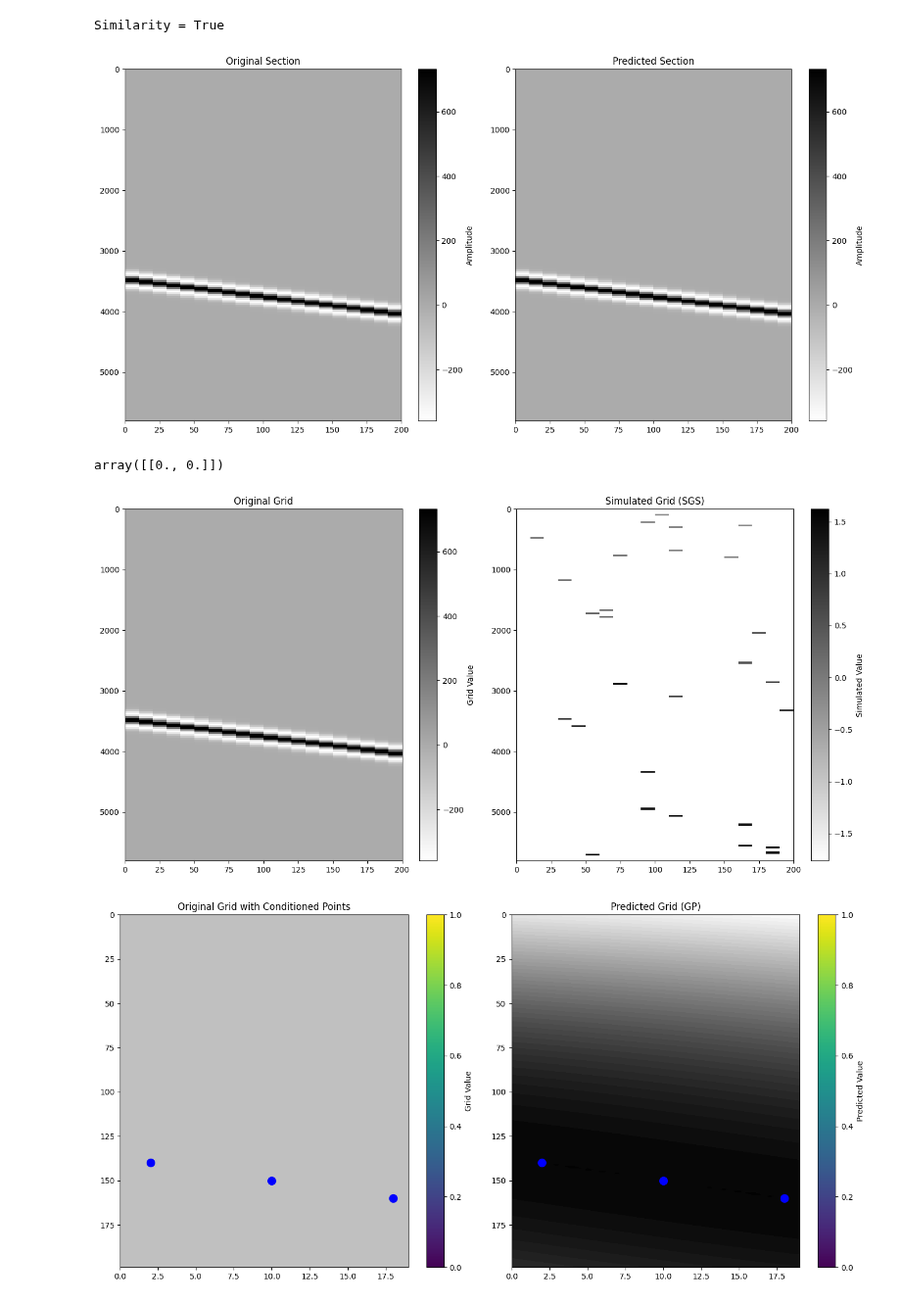
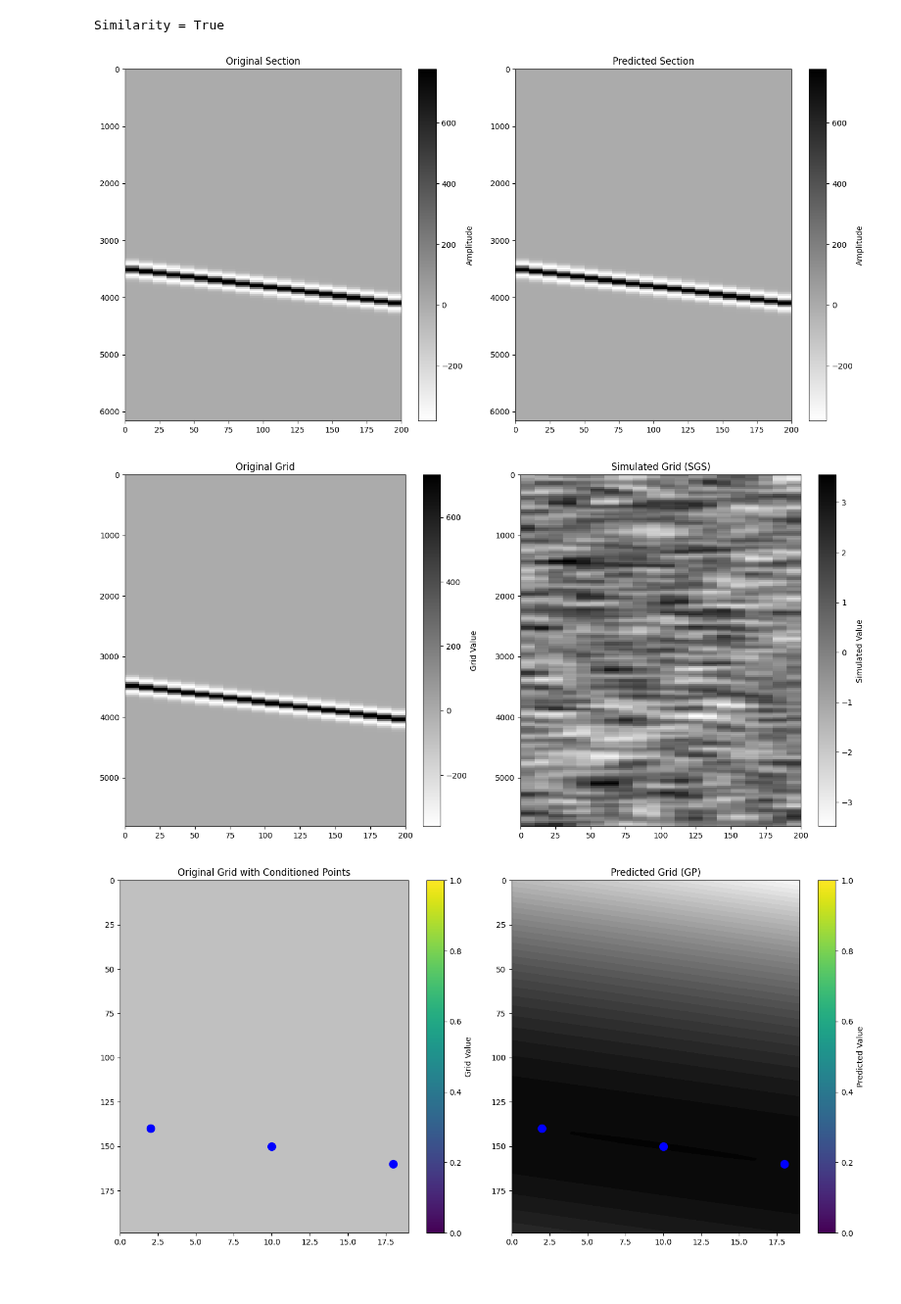
Before and after one commit to csc7/Probabilistic_Programming, a Jupyter notebook: GP_and_SGS_Estimation_and_Prediction.ipynb, the cells around one changed output. Shown at 98% size. Saved outputs shown, nothing was run; the diff lists cells and outputs as text; code cells hidden in the pictures.

Commit message:
Change comments and parameters in GP_and_SGS_Estimation_and_Prediction.ipynb

```diff
--- a/GP_and_SGS_Estimation_and_Prediction.ipynb
+++ b/GP_and_SGS_Estimation_and_Prediction.ipynb
@@ -116,27 +116,33 @@ plt.show()
 grid = np.zeros((200, 20))
 #grid[100, :] = 1  # Set row 100 to 1, all others are 0
 grid = seismic_depth
+grid_flat = grid.ravel()
 
 # Covariance function with RBF
 # RBF Kernel requires a length scale. Let's set one.
-length_scale = 10.0  # Adjust for different smoothness of the covariance
+length_scale = 100  # Adjust for different smoothness of the covariance
 kernel = RBF(length_scale=length_scale)
 
-# Grid for prediction
+# Grid input points
 x = np.linspace(0, 20, 20)
 y = np.linspace(0, 200, 200)
 X, Y = np.meshgrid(x, y)
 grid_points = np.vstack([X.ravel(), Y.ravel()]).T  # Flatten into a 2D array of coordinates
 
-# Flattened seismic (targets for the Gaussian process)
-grid_flat = grid.ravel()
-
 # Gaussian Process fit to the seismic data
 gp = GaussianProcessRegressor(kernel=kernel, alpha=1e-6)  # Use small noise term
 gp.fit(grid_points, grid_flat)  # Fit the GP to the original grid
 
+# Observed data - Input points to predict
+points_for_prediction = grid_points
+#points_for_prediction[int(3500/5000*200 + 200*(2-1))] = 1
+#points_for_prediction[int(3750/5000*200 + 200*(10-1))] = 1
+#points_for_prediction[int(4000/5000*200 + 200*(18-1))] = 1
+#points_for_prediction = np.array([[3500/5000*200, 20], [3750/5000*200, 100], [4000/5000*200, 180]])
+
+
 # Prediction on the prediction grid
-predicted_grid_flat, predicted_std = gp.predict(grid_points, return_std=True)
+predicted_grid_flat, predicted_std = gp.predict(points_for_prediction, return_std=True)
 predicted_grid = predicted_grid_flat.reshape(200, 20)  # Reshape back to 200x20 grid
 
 
@@ -167,21 +173,17 @@ plt.tight_layout()
 plt.show()
 # %% [output]
 Similarity = True
-[figure, old version]
+[figure, new version]
-# %%
-grid_points[i].reshape((1,2))
-# %% [output]
-array([[0., 0.]])
 # %%
 # PREDICTION OF THE SEISMIC EVENT USING SEQUENTIAL GAUSSIAN SIMULATION
 
 # Grid with seismic data
 grid = np.zeros((200, 20))
-grid[100, :] = 1  # Set row 100 to 1, all others are 0
+grid[100, :] = 1  # Set row 100 to 1, all others are 0 or use seismic below
 grid = seismic_depth
 
 # Covariance function with RBF
-def rbf_covariance(x, y, length_scale=2000):
+def rbf_covariance(x, y, length_scale=15):
     """RBF covariance function"""
     distance = np.linalg.norm(x - y)
     return np.exp(- (distance**2) / (2 * length_scale**2))
@@ -200,7 +202,7 @@ def anisotropic_gaussian_covariance(h, range_param, sill, anisotropy_ratio, angl
 
 # Covariance model parameters
 range_param = 100.0  # Range of spatial correlation
-sill = 20.0          # Variance (sill)
+sill = 0.50          # Variance (sill)
 anisotropy_ratio = 100  # Ratio of anisotropy (greater than 1 stretches horizontally)
 angle = 18  # Angle of anisotropy (0 degrees = x-axis)
 
@@ -266,34 +268,34 @@ for idx in points_order:
 # Reshape to original shape
 simulated_grid_reshaped = simulated_grid.reshape(200, 20)
 
 
 # Similarity check
 #similarity = np.allclose(grid, simulated_grid_reshaped, atol=0.1)  # Compare with a tolerance of 0.1
 #print(f"Similarity = {similarity}")
 
 # Plots
 plt.figure(figsize=(14, 7))
 
 # Original grid - Seismic data
 plt.subplot(1, 2, 1)
 plt.title('Original Grid')
 #plt.contourf(X, Y, grid, levels=50, cmap='coolwarm')
 #plt.gca().invert_yaxis()
 plt.imshow(grid, cmap='gray_r', aspect='auto', extent=[0, nz * dx, np.max(depth), 0]) # or nt * dt
 plt.colorbar(label='Grid Value')
 
 # Predicted grid
 plt.subplot(1, 2, 2)
 plt.title('Simulated Grid (SGS)')
 #plt.contourf(X, Y, simulated_grid_reshaped, levels=50, cmap='coolwarm')
 #plt.gca().invert_yaxis()
 plt.imshow(simulated_grid_reshaped, cmap='gray_r', aspect='auto', extent=[0, nz * dx, np.max(depth), 0]) # or nt * dt
 plt.colorbar(label='Simulated Value')
 plt.tight_layout()
 
 plt.show()
 # %% [output]
-[figure, old version]
+[figure, new version]
 # %%
 # CONDITIONED PREDICTION OF THE SEISMIC EVENT USING A GAUSSIAN PROCESS
 
```
Also changed, not shown: parts of 2 cells of this notebook.
